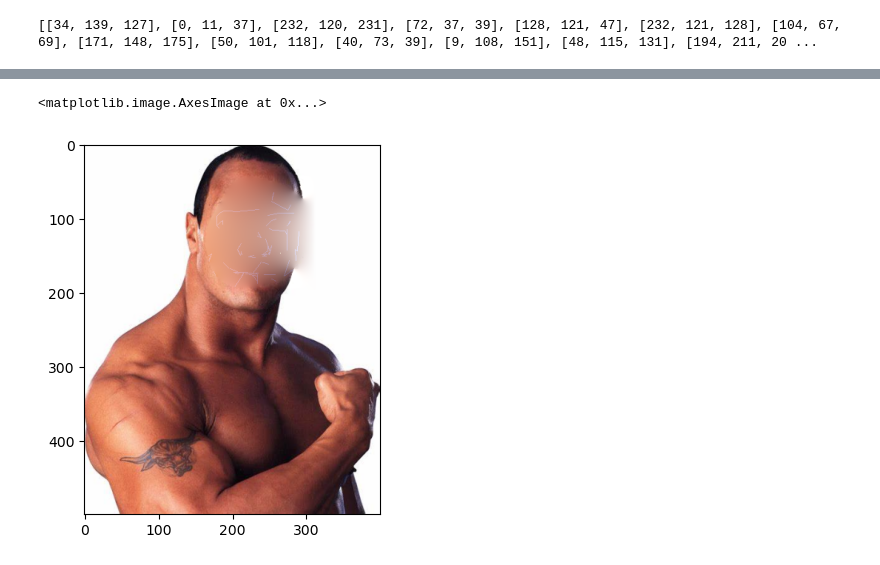
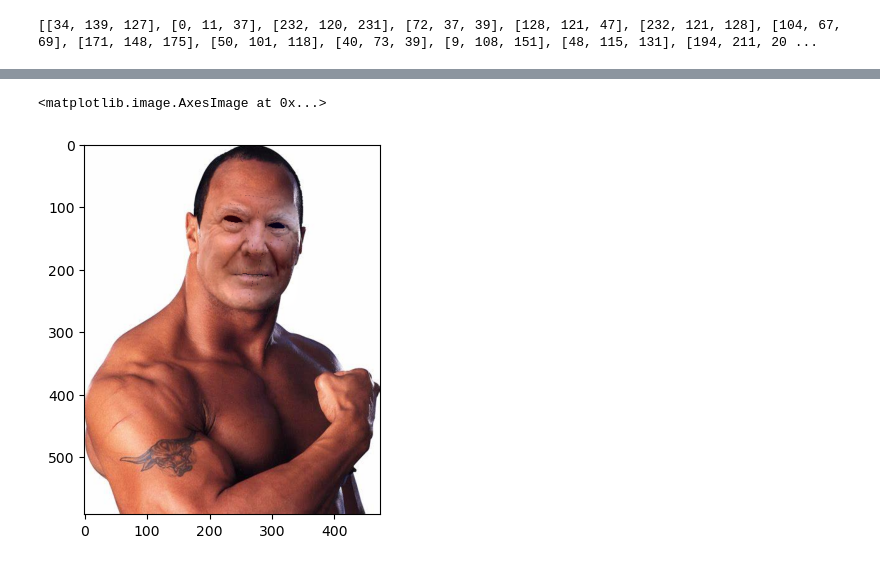
Before and after one commit to diegoguizanlopez/BigDataEIa, a Jupyter notebook: IA/Programacion_IA/2_Trimestre/MediaPipe/Face_Swap/face_swap.ipynb, the cells around one changed output, grey strips where cells are left out. Saved outputs shown, nothing was run; the diff lists cells and outputs as text; code cells hidden in the pictures.

```diff
--- a/IA/Programacion_IA/2_Trimestre/MediaPipe/Face_Swap/face_swap.ipynb
+++ b/IA/Programacion_IA/2_Trimestre/MediaPipe/Face_Swap/face_swap.ipynb
@@ -135,0 +140,25 @@ lines_space_new_face = np.zeros_like(img2)
+# %%
+import cv2
+import numpy as np
+import mediapipe as mp
+
+mp_face_mesh = mp.solutions.face_mesh
+
+img = cv2.imread(path + "Trump.jpg")
+img2 = cv2.imread(path + "TheRock.jpg")
+
+# Configura la detección facial de MediaPipe
+with mp_face_mesh.FaceMesh(static_image_mode=True, max_num_faces=1, min_detection_confidence=0.5) as face_mesh:
+
+    # Procesa la imagen 1
+    results = face_mesh.process(cv2.cvtColor(img, cv2.COLOR_BGR2RGB))
+    if results.multi_face_landmarks:
+        for face_landmarks in results.multi_face_landmarks:
+            landmarks_points = [(int(landmark.x * img.shape[1]), int(landmark.y * img.shape[0])) for landmark in face_landmarks.landmark]
+
+# Procesa la imagen 2
+with mp_face_mesh.FaceMesh(static_image_mode=True, max_num_faces=1, min_detection_confidence=0.5) as face_mesh:
+    results = face_mesh.process(cv2.cvtColor(img2, cv2.COLOR_BGR2RGB))
+    if results.multi_face_landmarks:
+        for face_landmarks in results.multi_face_landmarks:
+            landmarks_points2 = [(int(landmark.x * img2.shape[1]), int(landmark.y * img2.shape[0])) for landmark in face_landmarks.landmark]
@@ -194,10 +234,17 @@ img2_face_mask = cv.bitwise_not(img2_head_mask)
 # %%
-(x, y, w, h) = cv.boundingRect(convexhull2)
+img2_face_mask = np.zeros_like(img2_gray)
+img2_head_mask = cv2.fillConvexPoly(img2_face_mask, convexhull2, 255)
+img2_face_mask = cv2.bitwise_not(img2_head_mask)
+
+img2_head_noface = cv2.bitwise_and(img2, img2, mask=img2_face_mask)
+result = cv2.add(img2_head_noface, img2_new_face)
+
+(x, y, w, h) = cv2.boundingRect(convexhull2)
 center_face2 = (int((x + x + w) / 2), int((y + y + h) / 2))
 
-seamlessclone = cv.seamlessClone(result, img2, img2_head_mask, center_face2, cv.NORMAL_CLONE)
+seamlessclone = cv2.seamlessClone(result, img2, img2_head_mask, center_face2, cv2.NORMAL_CLONE)
+
+plt.imshow(cv2.cvtColor(seamlessclone,cv2.COLOR_BGR2RGB))
+# %% [output]
+<matplotlib.image.AxesImage at 0x...>
+[figure, added]
-# %%
-plt.imshow(seamlessclone)
-# %% [output]
-<matplotlib.image.AxesImage at 0x...>
-[figure, removed]
```
Also changed, not shown: parts of 16 cells of this notebook, 1 other file.
